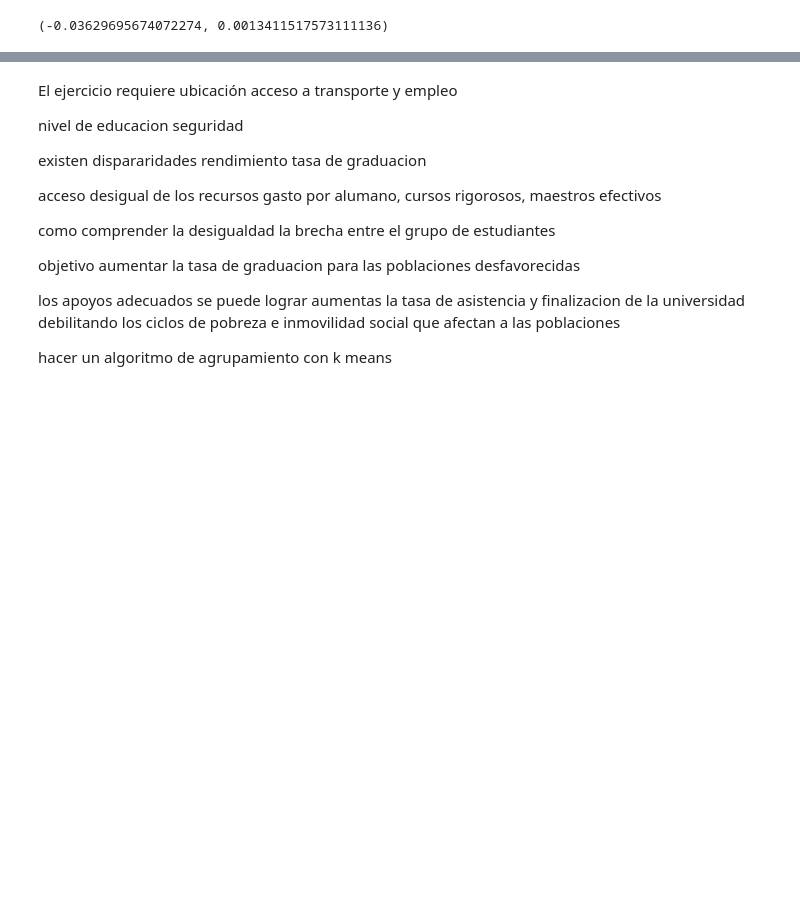
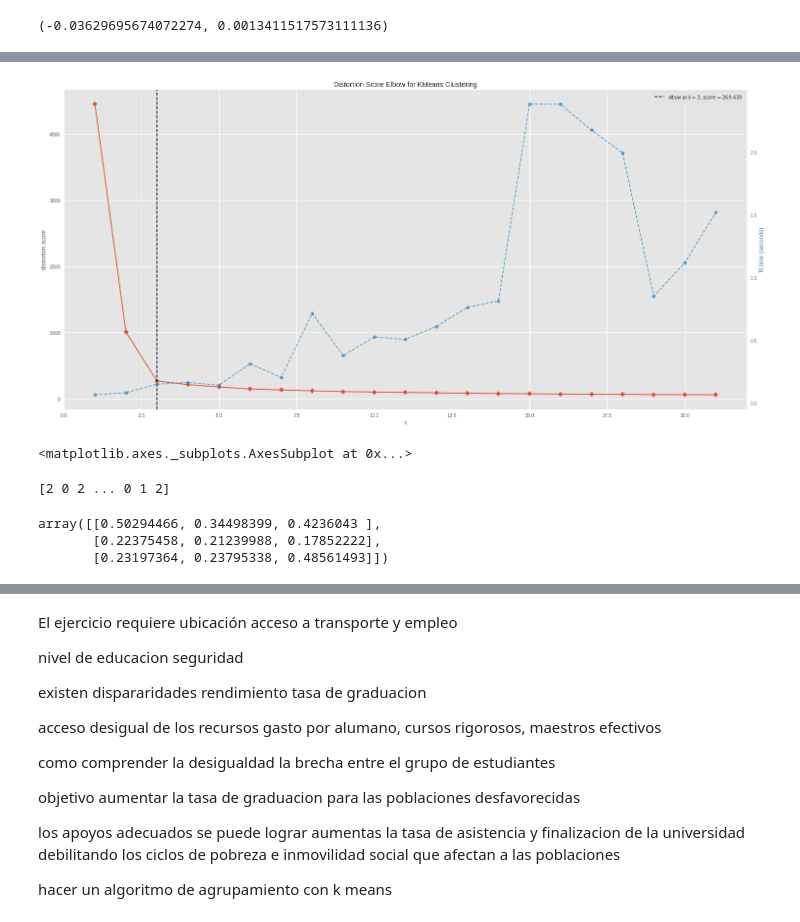
Before and after one commit to Miranda46/TAE-Trabajo1, a Jupyter notebook: TAE_Trabajo1.ipynb, the cells around one changed output, grey strips where cells are left out. Cells and saved outputs as stored; diff of their text form; code cells hidden in the pictures; blank space fills up the shorter version.

```diff
--- a/TAE_Trabajo1.ipynb
+++ b/TAE_Trabajo1.ipynb
@@ -129,0 +302,3 @@ pearsonr(df['PREDDEG'], df['HCM2'])
+# %%
+dfFinal = dfFinal.drop(axis = 1, columns=["INSTNM", "LATITUDE", "LONGITUDE"])
+dfFinal
@@ -129,0 +319,3 @@ pearsonr(df['PREDDEG'], df['HCM2'])
+# %%
+dfFinal.set_index("UNITID", inplace = True)
+dfFinal
@@ -129,0 +337,5 @@ pearsonr(df['PREDDEG'], df['HCM2'])
+# %%
+from sklearn import preprocessing
+dfFinalNorm = dfFinal.copy()
+dfFinalNorm[["DEP_INC_AVG", "IND_INC_AVG", "GRAD_DEBT_MDN"]] = preprocessing.MinMaxScaler().fit_transform(dfFinal[["DEP_INC_AVG", "IND_INC_AVG", "GRAD_DEBT_MDN"]])
+dfFinalNorm
@@ -129,0 +357,25 @@ pearsonr(df['PREDDEG'], df['HCM2'])
+# %%
+import matplotlib
+import seaborn as sb
+from tabulate import tabulate
+import matplotlib.pyplot as plt
+from sklearn.cluster import KMeans
+from sklearn.metrics import silhouette_score
+from sklearn.metrics import pairwise_distances_argmin_min
+import scipy.cluster.hierarchy as sch
+from scipy.spatial.distance import squareform
+from scipy.spatial import distance_matrix
+from yellowbrick.cluster import KElbowVisualizer
+
+%matplotlib inline
+from mpl_toolkits.mplot3d import Axes3D
+plt.rcParams['figure.figsize'] = (25, 12)
+plt.style.use('ggplot')
+# %%
+modelo = KMeans()
+visualizador = KElbowVisualizer(modelo, k=(1,22), timings=True)
+visualizador.fit(dfFinalNorm)
+visualizador.show()
+# %% [output]
+[figure, added]
+<matplotlib.axes._subplots.AxesSubplot at 0x...>
@@ -129,0 +384,13 @@ pearsonr(df['PREDDEG'], df['HCM2'])
+# %%
+kmeansModelo = KMeans(n_clusters=3, max_iter=1000).fit(dfFinal_3D)
+kmeansModeloLabels = kmeansModelo.labels_
+print(kmeansModeloLabels)
+# %% [output]
+[2 0 2 ... 0 1 2]
+# %%
+kmeansModeloCentroides = kmeansModelo.cluster_centers_
+kmeansModeloCentroides
+# %% [output]
+array([[0.50294466, 0.34498399, 0.4236043 ],
+       [0.22375458, 0.21239988, 0.17852222],
+       [0.23197364, 0.23795338, 0.48561493]])
```
Also changed, not shown: parts of 34 cells of this notebook.
